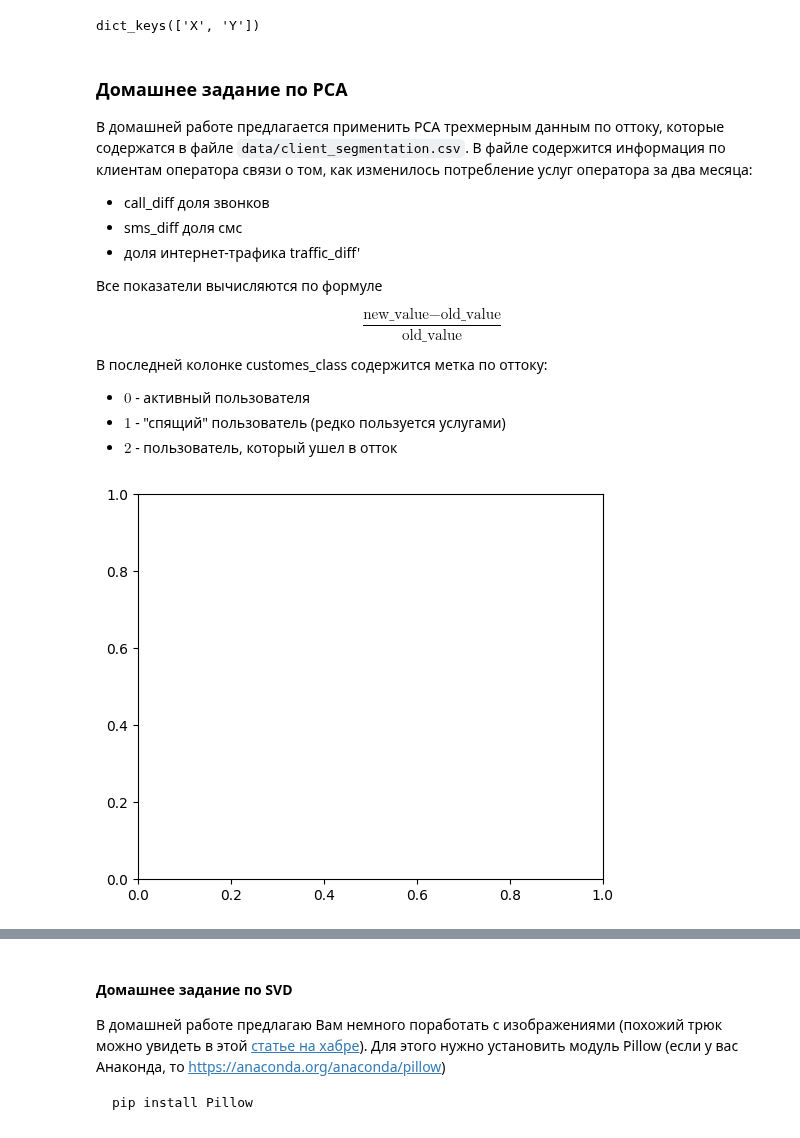
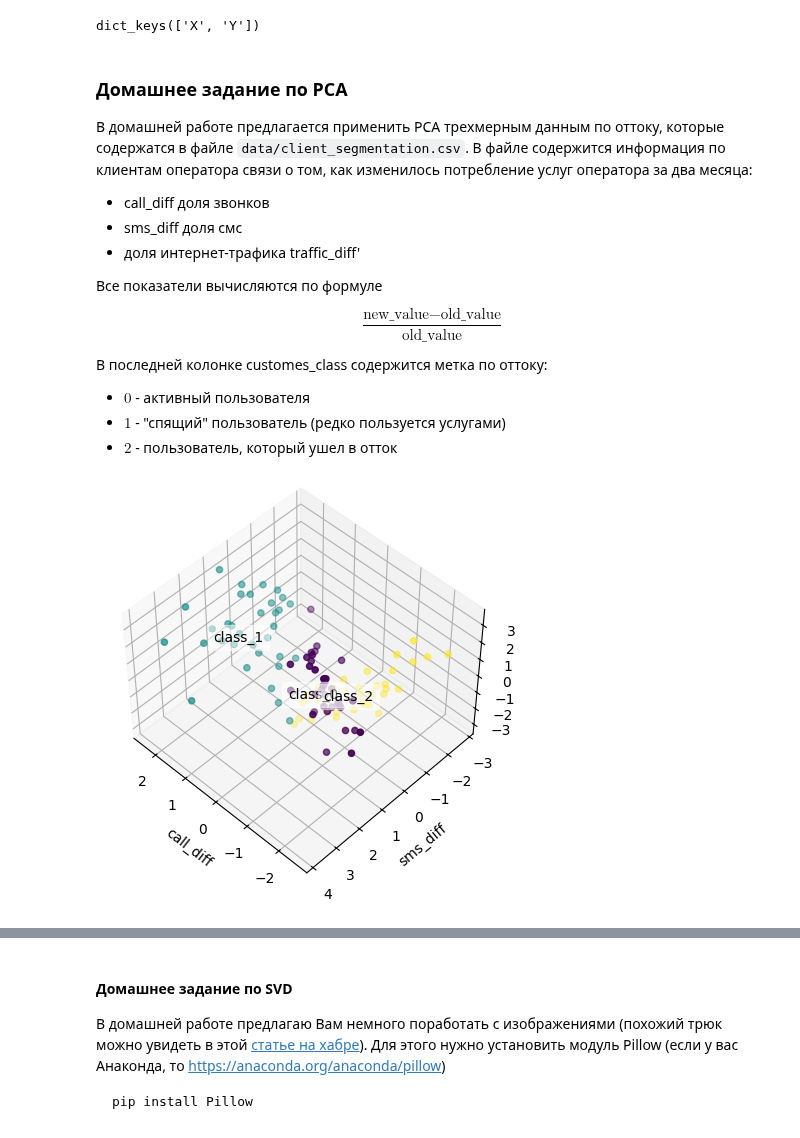
Before and after one commit to aleksandr-dzhumurat/ai_product_engineer, a Jupyter notebook: jupyter_notebooks/vol_00_pre_requirements_05_unsupervised_hw.ipynb, the cells around one changed output, grey strips where cells are left out. Cells and saved outputs as stored; diff of their text form; code cells hidden in the pictures.

```diff
--- a/jupyter_notebooks/vol_00_pre_requirements_05_unsupervised_hw.ipynb
+++ b/jupyter_notebooks/vol_00_pre_requirements_05_unsupervised_hw.ipynb
@@ -171,7 +160,7 @@ dict_keys(['X', 'Y'])
 Все показатели вычисляются по формуле
 
 $$
-\frac{\text{new_value}-\text{old_value}}{\text{old_value}}
+\frac{\text{new\_value} - \text{old\_value}}{\text{old\_value}}
 $$
 
 В последней колонке customes_class содержится метка по оттоку:
@@ -179,29 +168,47 @@ $$
 * $1$ - "спящий" пользователь (редко пользуется услугами)
 * $2$ - пользователь, который ушел в отток
 # %%
+%matplotlib inline
+
+import os
+import numpy as np
 import pandas as pd
 import matplotlib.pyplot as plt
-from mpl_toolkits.mplot3d import Axes3D
-%matplotlib inline
 
-segmetation_path = os.path.join(root_data_dir, 'client_segmentation.csv')
-df_source = pd.read_csv(segmetation_path)
-X = df_source[['call_diff','sms_diff','traffic_diff']].values
-y = df_source.customes_class.values
-# и визуализируем их
-fig = plt.figure(1, figsize=(6, 5))
-plt.clf()
-ax = Axes3D(fig, rect=[0, 0, .95, 1], elev=48, azim=134); plt.cla()
+# Load data
+segmentation_path = os.path.join(root_data_dir, "client_segmentation.csv")
+df = pd.read_csv(segmentation_path)
+
+# Features and labels
+X = df[["call_diff", "sms_diff", "traffic_diff"]].values
+y = df["customes_class"].values
+
+# 3D visualization
+fig = plt.figure(figsize=(6, 5))
+ax = fig.add_subplot(111, projection="3d", elev=48, azim=134)
+
 num_labels = np.unique(y).size
-for name, label in [('class_%d' % i, i) for i in range(num_labels)]:
-    ax.text3D(X[y == label, 0].mean(), X[y == label, 1].mean() + 0.5,
-        X[y == label, 2].mean(), name, horizontalalignment='center',
-        bbox=dict(alpha=.5, edgecolor='w', facecolor='w'))
+
+for label in range(num_labels):
+    mask = y == label
+    ax.text(
+        X[mask, 0].mean(),
+        X[mask, 1].mean() + 0.5,
+        X[mask, 2].mean(),
+        f"class_{label}",
+        ha="center",
+        bbox=dict(alpha=0.5, facecolor="white", edgecolor="white"),
+    )
+
 ax.scatter(X[:, 0], X[:, 1], X[:, 2], c=y)
-#ax.w_xaxis.set_ticklabels([]); ax.w_yaxis.set_ticklabels([]); ax.w_zaxis.set_ticklabels([])
+
+ax.set_xlabel("call_diff")
+ax.set_ylabel("sms_diff")
+ax.set_zlabel("traffic_diff")
+
 plt.show()
 # %% [output]
-[figure, old version]
+[figure, new version]
 # %% [markdown]
 С помощью класса `sklearn.decomposition.PCA` выполните понижение размерности признакового пространства  с $n=3$ до $n=2$ и снова визуализируйте данные. Картинка должна получится примерно такая:
 ![classification_dim_reduction](img/classification_dim_reduction.png)
```
Also changed, not shown: parts of 1 cell of this notebook, 5 other files.
